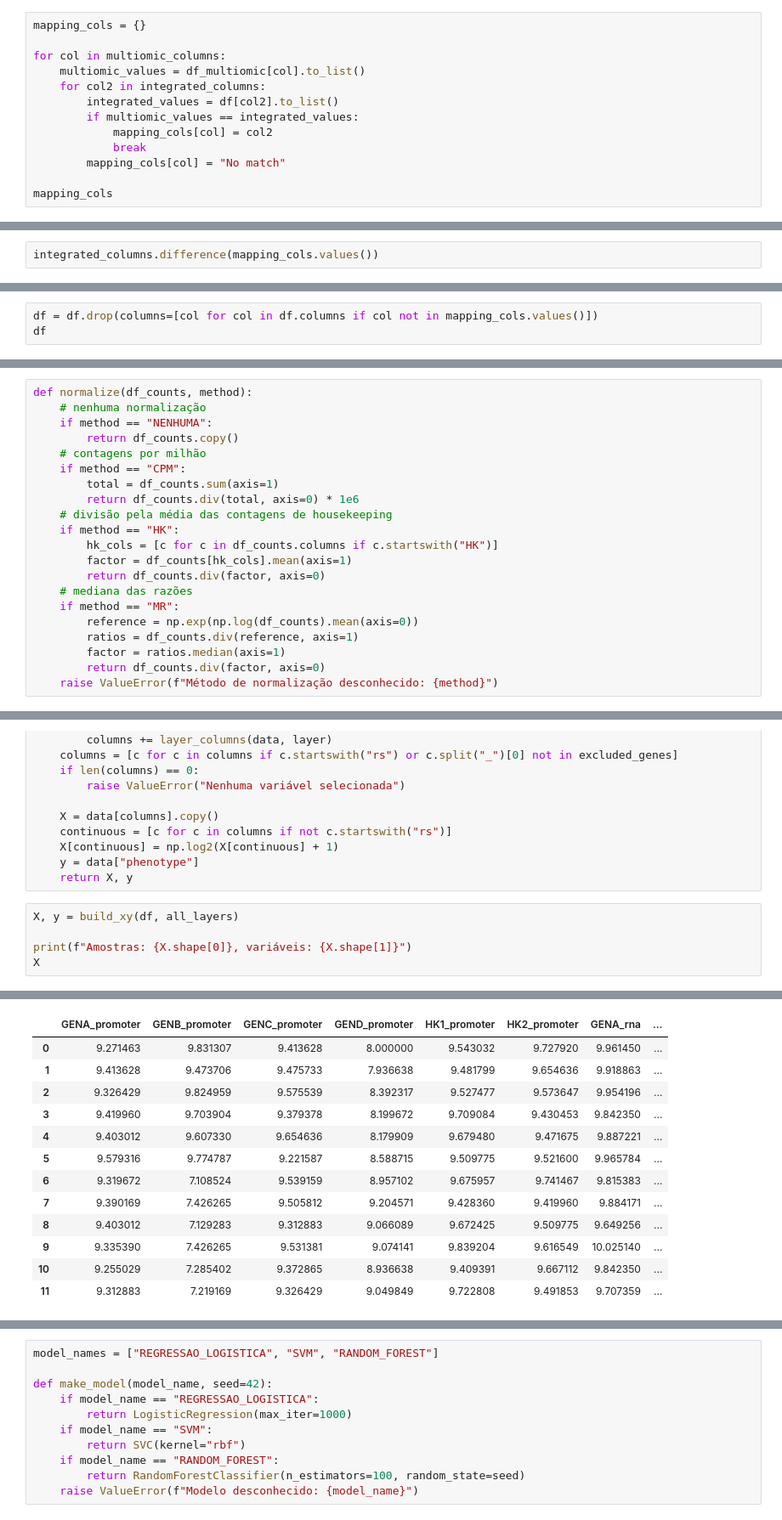
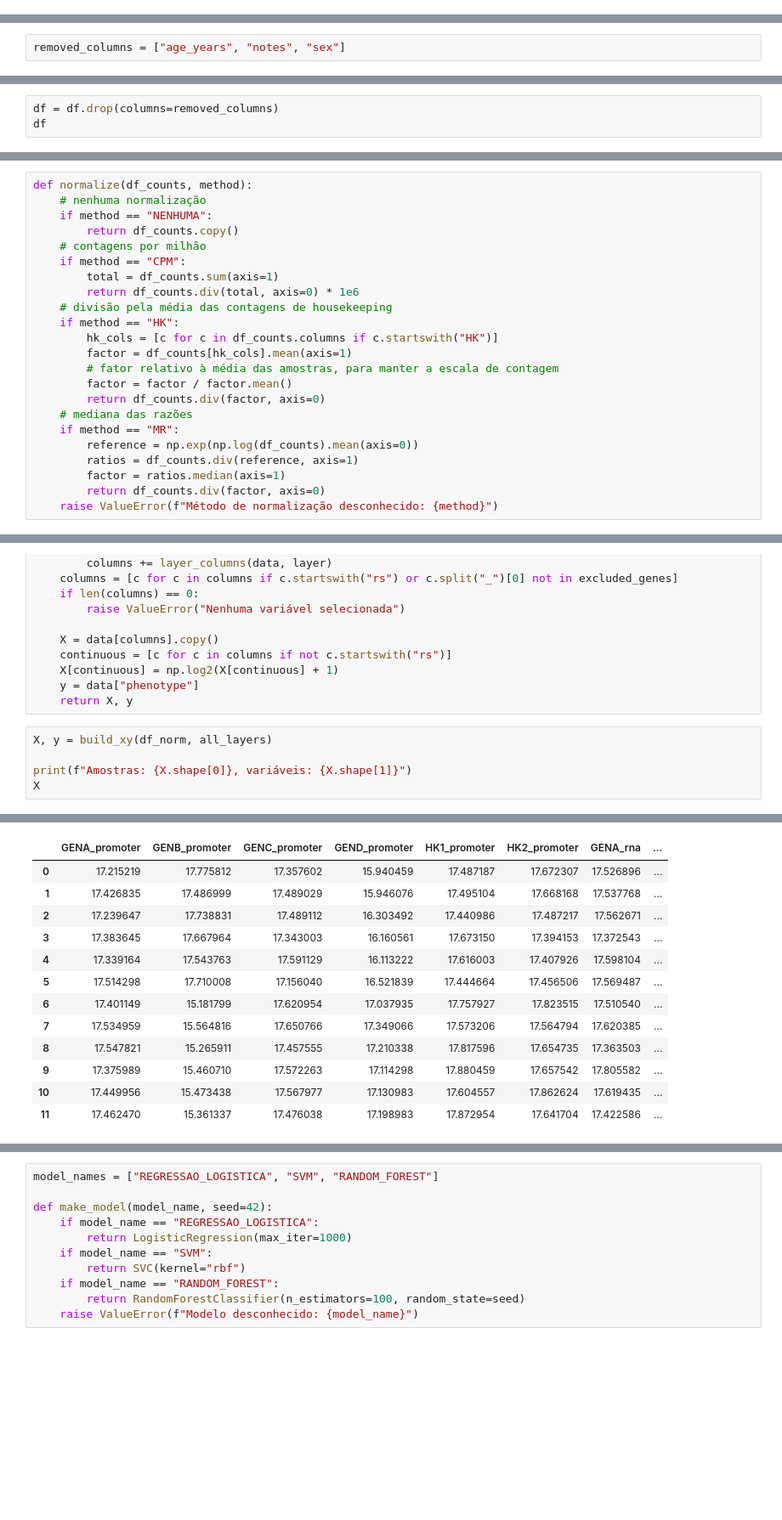
Before and after one commit to hellsdeur/multiomic, a Jupyter notebook: main.ipynb, the cells around one changed output, grey strips where cells are left out. Shown at 85% size. Cells and saved outputs as stored; diff of their text form; blank space fills up the shorter version.

```diff
--- a/main.ipynb
+++ b/main.ipynb
@@ -190,13 +245,0 @@ integrated_columns = set(df.columns.tolist())
-# %%
-mapping_cols = {}
-
-for col in multiomic_columns:
-    multiomic_values = df_multiomic[col].to_list()
-    for col2 in integrated_columns:
-        integrated_values = df[col2].to_list()
-        if multiomic_values == integrated_values:
-            mapping_cols[col] = col2
-            break
-        mapping_cols[col] = "No match"
-
-mapping_cols
@@ -221,9 +248,9 @@ mapping_cols
 # %%
-integrated_columns.difference(mapping_cols.values())
+removed_columns = ["age_years", "notes", "sex"]
 # %% [output]
 {'age_years', 'notes', 'sex'}
 # %%
-df = df.drop(columns=[col for col in df.columns if col not in mapping_cols.values()])
+df = df.drop(columns=removed_columns)
 df
 # %% [output]
 |  | sample_id | GENA_promoter | GENB_promoter | GENC_promoter | GEND_promoter | HK1_promoter | HK2_promoter | ... |
@@ -432,6 +526,8 @@ def normalize(df_counts, method):
     if method == "HK":
         hk_cols = [c for c in df_counts.columns if c.startswith("HK")]
         factor = df_counts[hk_cols].mean(axis=1)
+        # fator relativo à média das amostras, para manter a escala de contagem
+        factor = factor / factor.mean()
         return df_counts.div(factor, axis=0)
     # mediana das razões
     if method == "MR":
@@ -601,23 +759,23 @@ def build_xy(data, layers, excluded_genes=()):
     y = data["phenotype"]
     return X, y
 # %%
-X, y = build_xy(df, all_layers)
+X, y = build_xy(df_norm, all_layers)
 
 print(f"Amostras: {X.shape[0]}, variáveis: {X.shape[1]}")
 X
 # %% [output]
 Amostras: 12, variáveis: 22
 |  | GENA_promoter | GENB_promoter | GENC_promoter | GEND_promoter | HK1_promoter | HK2_promoter | GENA_rna | ... |
-| 0 | 9.271463 | 9.831307 | 9.413628 | 8.000000 | 9.543032 | 9.727920 | 9.961450 | ... |
-| 1 | 9.413628 | 9.473706 | 9.475733 | 7.936638 | 9.481799 | 9.654636 | 9.918863 | ... |
-| 2 | 9.326429 | 9.824959 | 9.575539 | 8.392317 | 9.527477 | 9.573647 | 9.954196 | ... |
-| 3 | 9.419960 | 9.703904 | 9.379378 | 8.199672 | 9.709084 | 9.430453 | 9.842350 | ... |
-| 4 | 9.403012 | 9.607330 | 9.654636 | 8.179909 | 9.679480 | 9.471675 | 9.887221 | ... |
-| 5 | 9.579316 | 9.774787 | 9.221587 | 8.588715 | 9.509775 | 9.521600 | 9.965784 | ... |
-| 6 | 9.319672 | 7.108524 | 9.539159 | 8.957102 | 9.675957 | 9.741467 | 9.815383 | ... |
-| 7 | 9.390169 | 7.426265 | 9.505812 | 9.204571 | 9.428360 | 9.419960 | 9.884171 | ... |
-| 8 | 9.403012 | 7.129283 | 9.312883 | 9.066089 | 9.672425 | 9.509775 | 9.649256 | ... |
-| 9 | 9.335390 | 7.426265 | 9.531381 | 9.074141 | 9.839204 | 9.616549 | 10.025140 | ... |
-| 10 | 9.255029 | 7.285402 | 9.372865 | 8.936638 | 9.409391 | 9.667112 | 9.842350 | ... |
-| 11 | 9.312883 | 7.219169 | 9.326429 | 9.049849 | 9.722808 | 9.491853 | 9.707359 | ... |
+| 0 | 17.215219 | 17.775812 | 17.357602 | 15.940459 | 17.487187 | 17.672307 | 17.526896 | ... |
+| 1 | 17.426835 | 17.486999 | 17.489029 | 15.946076 | 17.495104 | 17.668168 | 17.537768 | ... |
+| 2 | 17.239647 | 17.738831 | 17.489112 | 16.303492 | 17.440986 | 17.487217 | 17.562671 | ... |
+| 3 | 17.383645 | 17.667964 | 17.343003 | 16.160561 | 17.673150 | 17.394153 | 17.372543 | ... |
+| 4 | 17.339164 | 17.543763 | 17.591129 | 16.113222 | 17.616003 | 17.407926 | 17.598104 | ... |
+| 5 | 17.514298 | 17.710008 | 17.156040 | 16.521839 | 17.444664 | 17.456506 | 17.569487 | ... |
+| 6 | 17.401149 | 15.181799 | 17.620954 | 17.037935 | 17.757927 | 17.823515 | 17.510540 | ... |
+| 7 | 17.534959 | 15.564816 | 17.650766 | 17.349066 | 17.573206 | 17.564794 | 17.620385 | ... |
+| 8 | 17.547821 | 15.265911 | 17.457555 | 17.210338 | 17.817596 | 17.654735 | 17.363503 | ... |
+| 9 | 17.375989 | 15.460710 | 17.572263 | 17.114298 | 17.880459 | 17.657542 | 17.805582 | ... |
+| 10 | 17.449956 | 15.473438 | 17.567977 | 17.130983 | 17.604557 | 17.862624 | 17.619435 | ... |
+| 11 | 17.462470 | 15.361337 | 17.476038 | 17.198983 | 17.872954 | 17.641704 | 17.422586 | ... |
 12 rows × 22 columns
```
Also changed, not shown: parts of 156 cells of this notebook, 19 other files.
